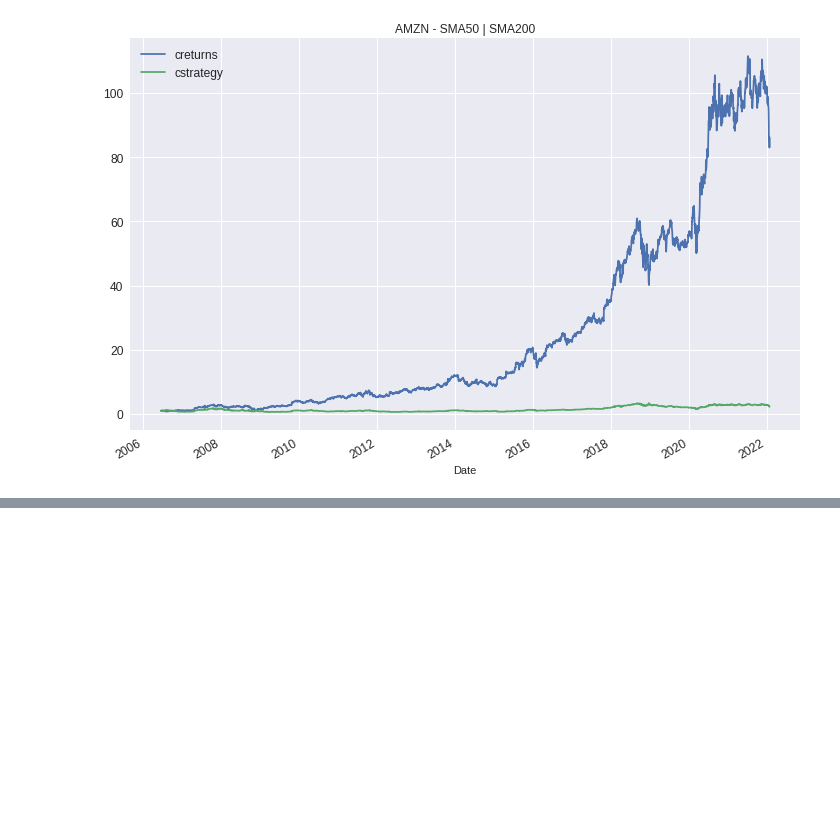
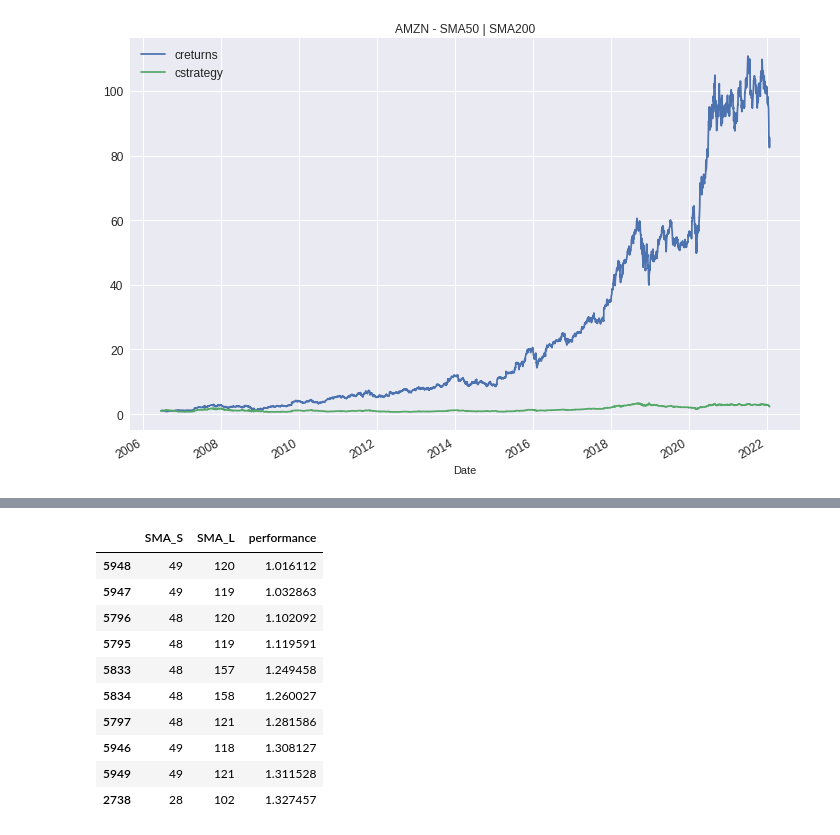
Before and after one commit to balaajhi/One-step-at-a-time, a Jupyter notebook: Simple_Moving_Average_AMZN.ipynb, the cells around one changed output, grey strips where cells are left out. Cells and saved outputs as stored; diff of their text form; code cells hidden in the pictures; blank space fills up the shorter version.

```diff
--- a/Simple_Moving_Average_AMZN.ipynb
+++ b/Simple_Moving_Average_AMZN.ipynb
@@ -562,0 +667,14 @@ outperf
+# %%
+many_results.nsmallest(10, "performance")
+# %% [output]
+|  | SMA_S | SMA_L | performance |
+| 5948 | 49 | 120 | 1.016112 |
+| 5947 | 49 | 119 | 1.032863 |
+| 5796 | 48 | 120 | 1.102092 |
+| 5795 | 48 | 119 | 1.119591 |
+| 5833 | 48 | 157 | 1.249458 |
+| 5834 | 48 | 158 | 1.260027 |
+| 5797 | 48 | 121 | 1.281586 |
+| 5946 | 49 | 118 | 1.308127 |
+| 5949 | 49 | 121 | 1.311528 |
+| 2738 | 28 | 102 | 1.327457 |
```
Also changed, not shown: parts of 52 cells of this notebook.
